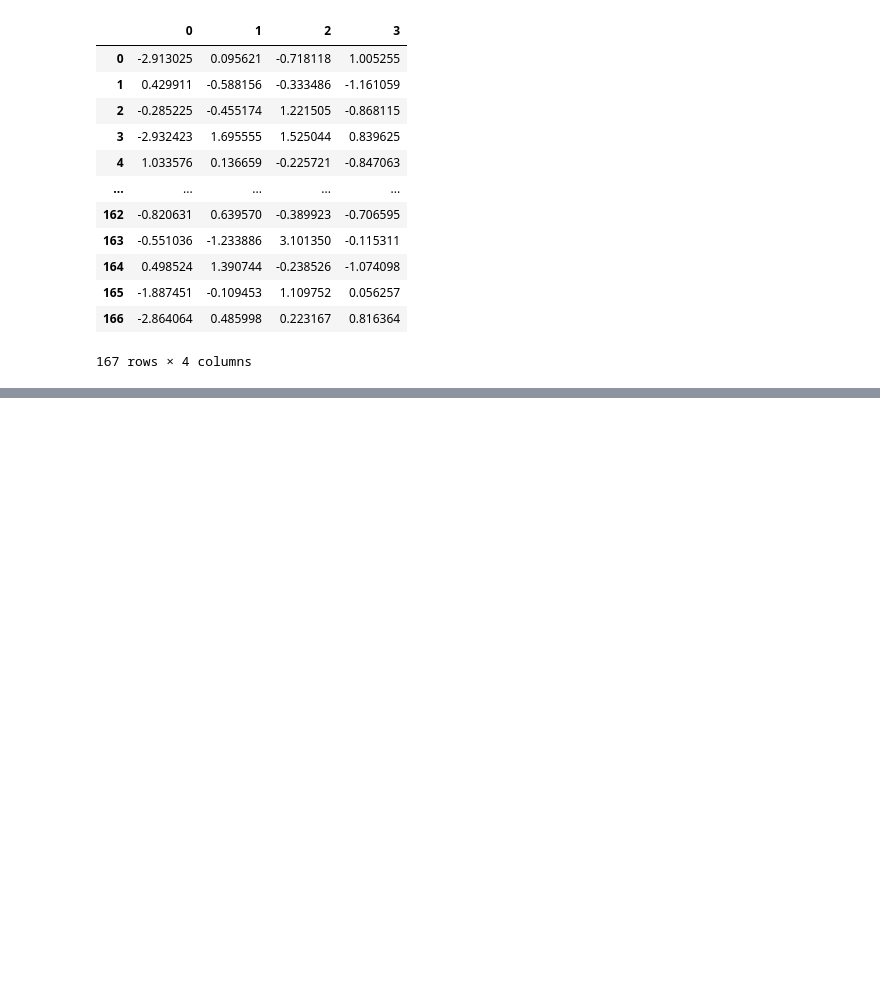
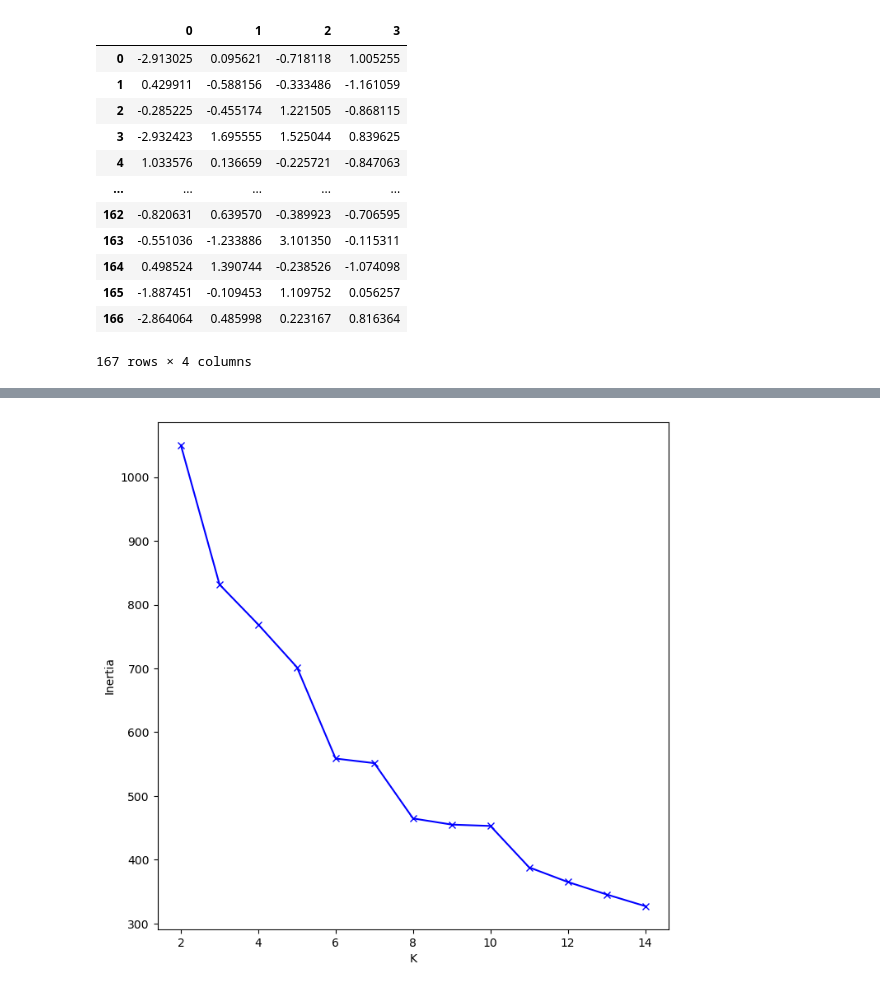
Before and after one commit to jasonssdev/platzi-clustering, a Jupyter notebook: notebooks/05_project_clustering.ipynb, the cells around one changed output, grey strips where cells are left out. Cells and saved outputs as stored; diff of their text form; code cells hidden in the pictures; blank space fills up the shorter version.

```diff
--- a/notebooks/05_project_clustering.ipynb
+++ b/notebooks/05_project_clustering.ipynb
@@ -183,0 +226,17 @@ pca_data_standard
+# %%
+Sum_of_squared_distances = []
+silhouette_scores = []
+K = range(2,15)
+for _ in K:
+    km = KMeans(n_clusters = _)
+    y = km.fit_predict(df_country_scaled)
+    Sum_of_squared_distances.append(km.inertia_)
+    silhouette_scores.append(silhouette_score(df_country_scaled,y))
+# %%
+fig = plt.figure(figsize=(8,8))
+plt.plot(K, Sum_of_squared_distances, 'bx-')
+plt.xlabel('K')
+plt.ylabel('Inertia')
+plt.show()
+# %% [output]
+[figure, added]
```
Also changed, not shown: parts of 44 cells of this notebook.
